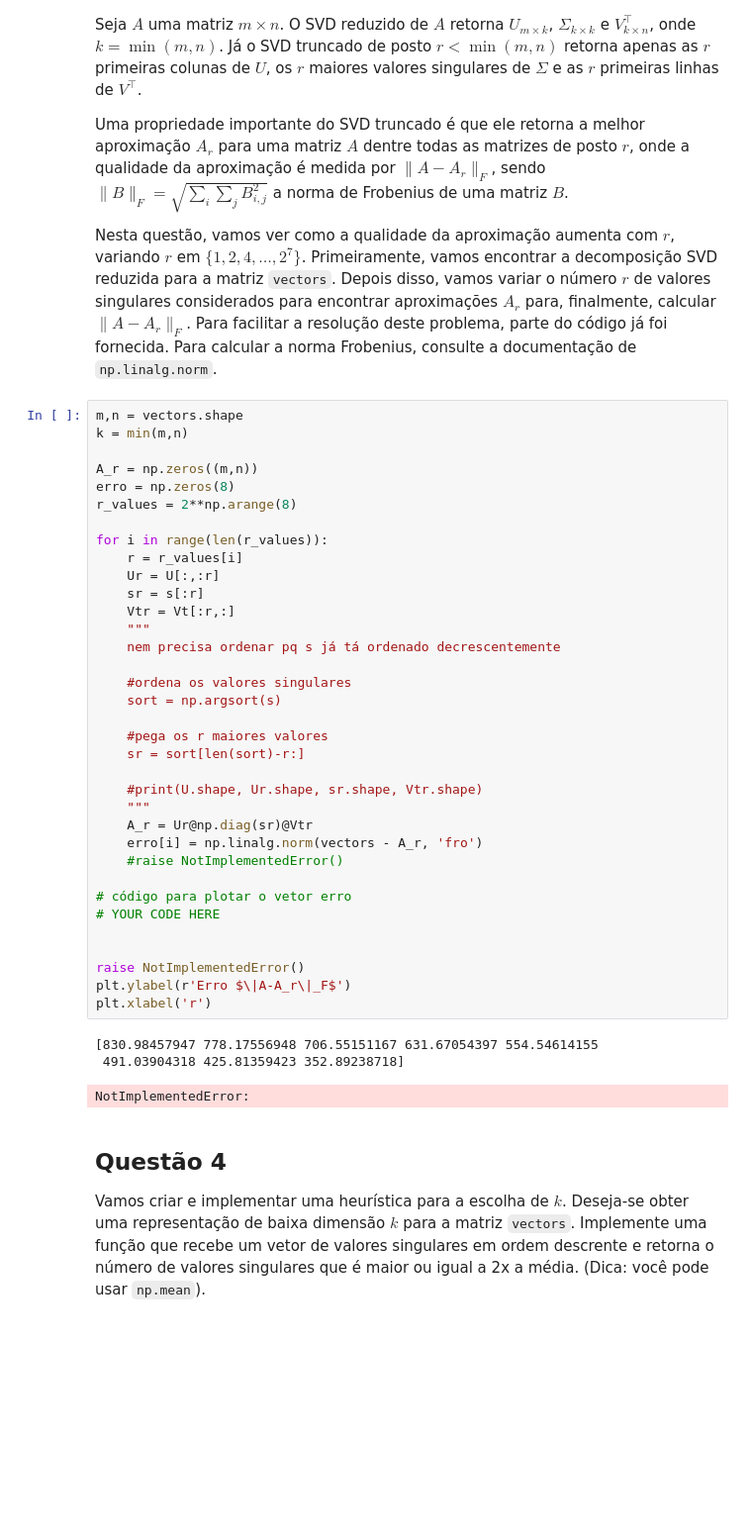
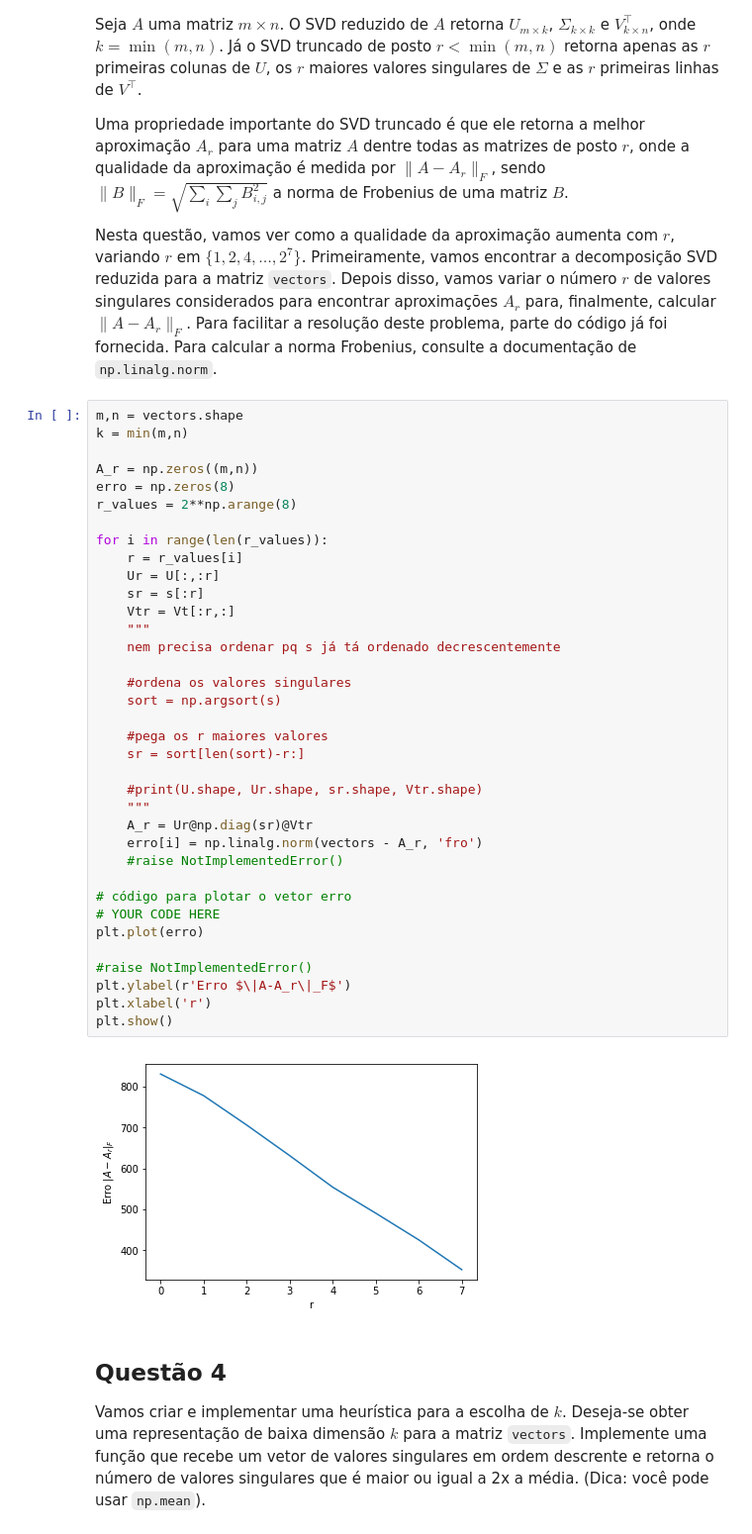
Before and after one commit to abnermneves/alc, a Jupyter notebook: ep2/ep2.ipynb, the cells around one changed output. Shown at 99% size. Cells and saved outputs as stored; diff of their text form; blank space fills up the shorter version.

```diff
--- a/ep2/ep2.ipynb
+++ b/ep2/ep2.ipynb
@@ -81,38 +82,37 @@ k = min(m,n)
 A_r = np.zeros((m,n))
 erro = np.zeros(8)
 r_values = 2**np.arange(8)
 
 for i in range(len(r_values)):
     r = r_values[i]
     Ur = U[:,:r]
     sr = s[:r]
     Vtr = Vt[:r,:]
     """
     nem precisa ordenar pq s já tá ordenado decrescentemente
 
     #ordena os valores singulares
     sort = np.argsort(s)
 
     #pega os r maiores valores
     sr = sort[len(sort)-r:]
 
     #print(U.shape, Ur.shape, sr.shape, Vtr.shape)
     """
     A_r = Ur@np.diag(sr)@Vtr
     erro[i] = np.linalg.norm(vectors - A_r, 'fro')
     #raise NotImplementedError()
 
 # código para plotar o vetor erro
 # YOUR CODE HERE
+plt.plot(erro)
 
-
-raise NotImplementedError()
+#raise NotImplementedError()
 plt.ylabel(r'Erro $\|A-A_r\|_F$')
 plt.xlabel('r')
+plt.show()
 # %% [output]
-[830.98457947 778.17556948 706.55151167 631.67054397 554.54614155
- 491.03904318 425.81359423 352.89238718]
-NotImplementedError:
+[figure, added]
 # %% [markdown]
 ## Questão 4
 
```
Also changed, not shown: parts of 1 cell of this notebook.
